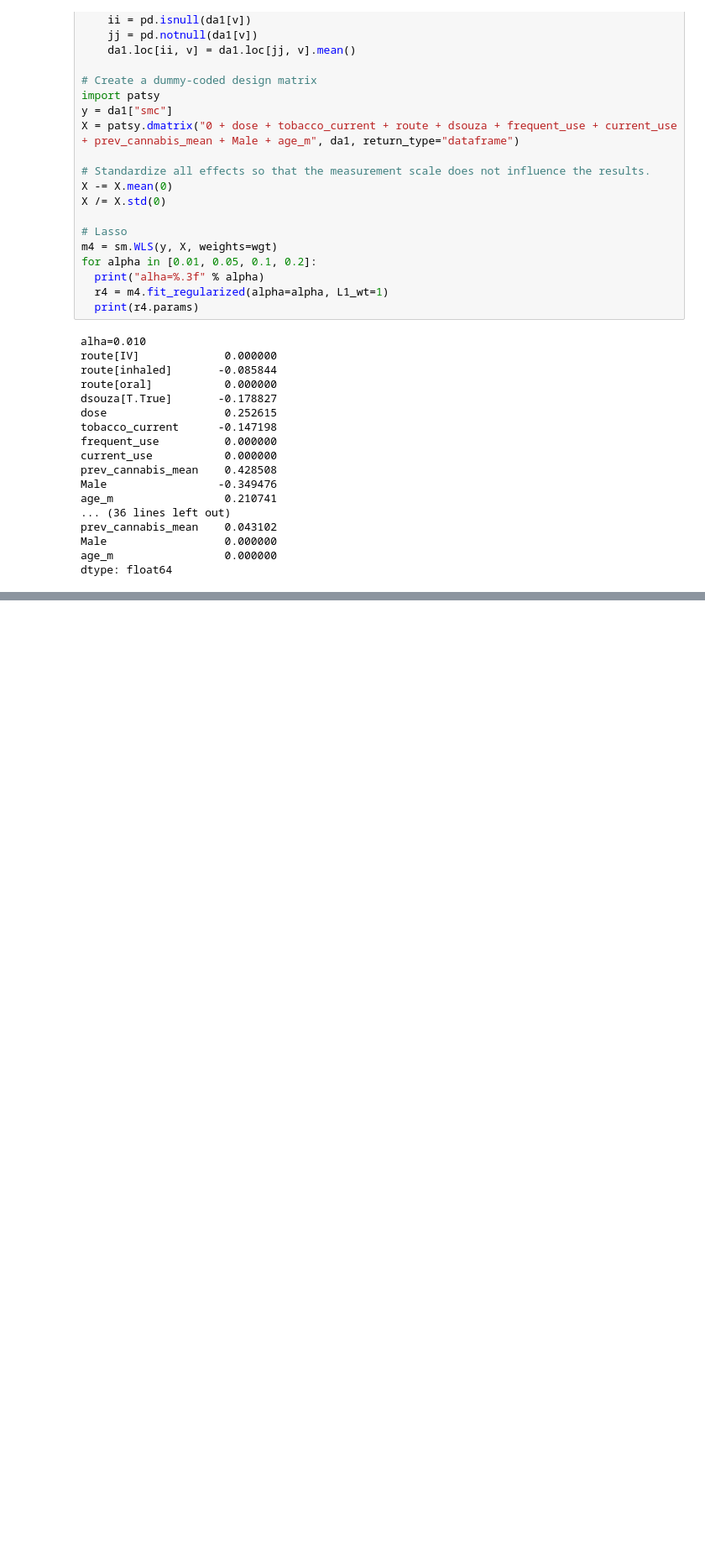
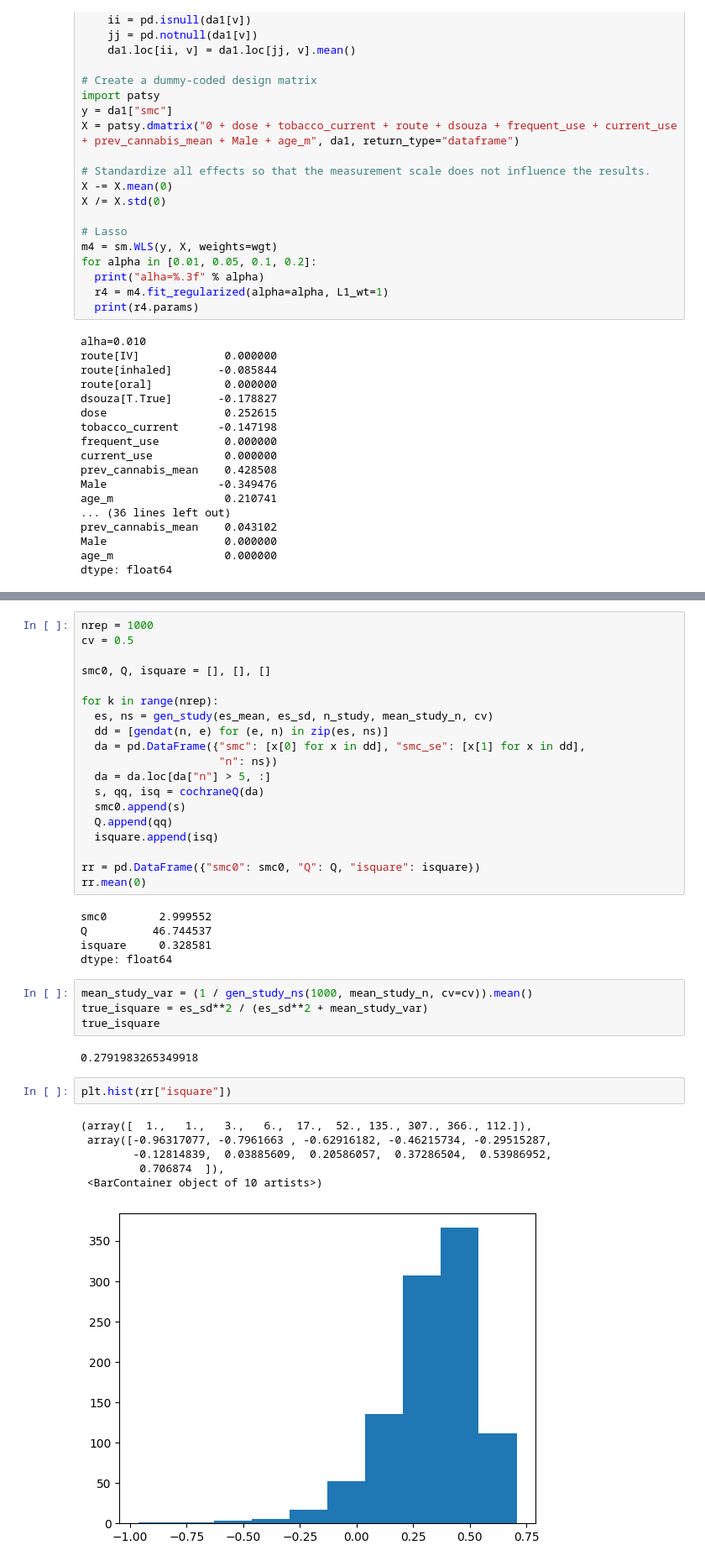
Before and after one commit to kshedden/workshops, a Jupyter notebook: dair3/meta/cannabis/dair_meta.ipynb, the cells around one changed output, grey strips where cells are left out. Shown at 84% size. Drawn from its saved outputs; the diff is of its cells as text; blank space fills up the shorter version.

```diff
--- a/dair3/meta/cannabis/dair_meta.ipynb
+++ b/dair3/meta/cannabis/dair_meta.ipynb
@@ -459,0 +490,39 @@ dtype: float64
+# %%
+nrep = 1000
+cv = 0.5
+
+smc0, Q, isquare = [], [], []
+
+for k in range(nrep):
+  es, ns = gen_study(es_mean, es_sd, n_study, mean_study_n, cv)
+  dd = [gendat(n, e) for (e, n) in zip(es, ns)]
+  da = pd.DataFrame({"smc": [x[0] for x in dd], "smc_se": [x[1] for x in dd],
+                     "n": ns})
+  da = da.loc[da["n"] > 5, :]
+  s, qq, isq = cochraneQ(da)
+  smc0.append(s)
+  Q.append(qq)
+  isquare.append(isq)
+
+rr = pd.DataFrame({"smc0": smc0, "Q": Q, "isquare": isquare})
+rr.mean(0)
+# %% [output]
+smc0        2.999552
+Q          46.744537
+isquare     0.328581
+dtype: float64
+# %%
+mean_study_var = (1 / gen_study_ns(1000, mean_study_n, cv=cv)).mean()
+true_isquare = es_sd**2 / (es_sd**2 + mean_study_var)
+true_isquare
+# %% [output]
+0.2791983265349918
+# %%
+plt.hist(rr["isquare"])
+# %% [output]
+(array([  1.,   1.,   3.,   6.,  17.,  52., 135., 307., 366., 112.]),
+ array([-0.96317077, -0.7961663 , -0.62916182, -0.46215734, -0.29515287,
+        -0.12814839,  0.03885609,  0.20586057,  0.37286504,  0.53986952,
+         0.706874  ]),
+ <BarContainer object of 10 artists>)
+[figure, added]
```
Also changed, not shown: parts of 10 cells of this notebook.
